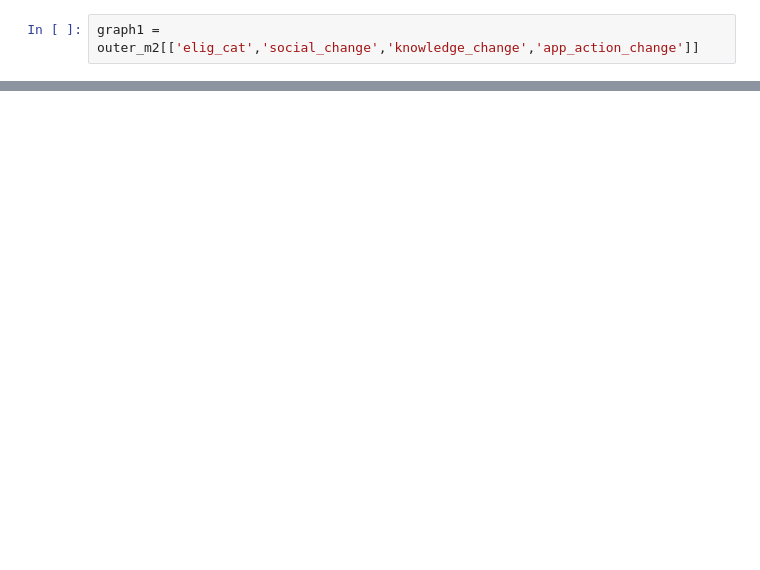
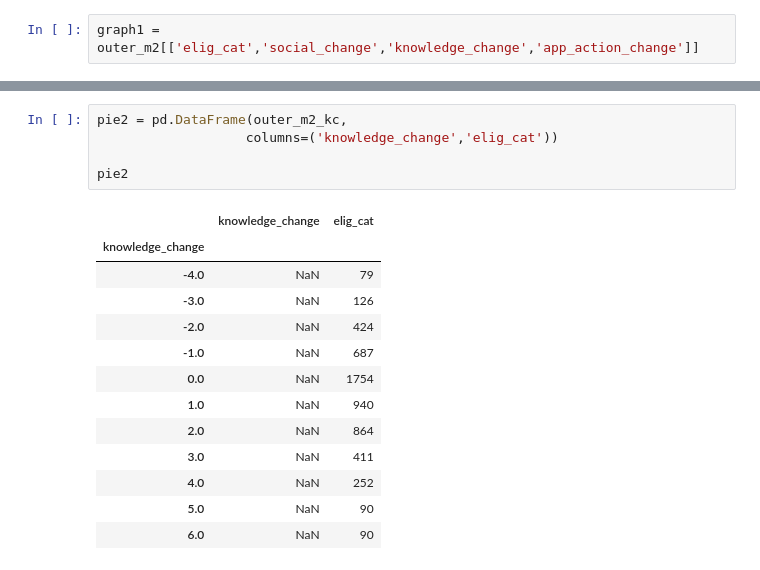
Before and after one commit to NSS-Data-Analytics-Cohort-7/didd-slacks-and-fanny-packs, a Jupyter notebook: projects/Team4PP.ipynb, the cells around one changed output, grey strips where cells are left out. Saved outputs shown, nothing was run; the diff lists cells and outputs as text; blank space fills up the shorter version.

```diff
--- a/projects/Team4PP.ipynb
+++ b/projects/Team4PP.ipynb
@@ -82,0 +394,19 @@ pie1 = outer_m2.groupby(['elig_cat']).count().plot(kind='pie', y='social_change'
+# %%
+pie2 = pd.DataFrame(outer_m2_kc,
+                   columns=('knowledge_change','elig_cat'))
+
+pie2
+# %% [output]
+|  | knowledge_change | elig_cat |
+| knowledge_change |  |  |
+| -4.0 | NaN | 79 |
+| -3.0 | NaN | 126 |
+| -2.0 | NaN | 424 |
+| -1.0 | NaN | 687 |
+| 0.0 | NaN | 1754 |
+| 1.0 | NaN | 940 |
+| 2.0 | NaN | 864 |
+| 3.0 | NaN | 411 |
+| 4.0 | NaN | 252 |
+| 5.0 | NaN | 90 |
+| 6.0 | NaN | 90 |
```
Also changed, not shown: parts of 27 cells of this notebook.
